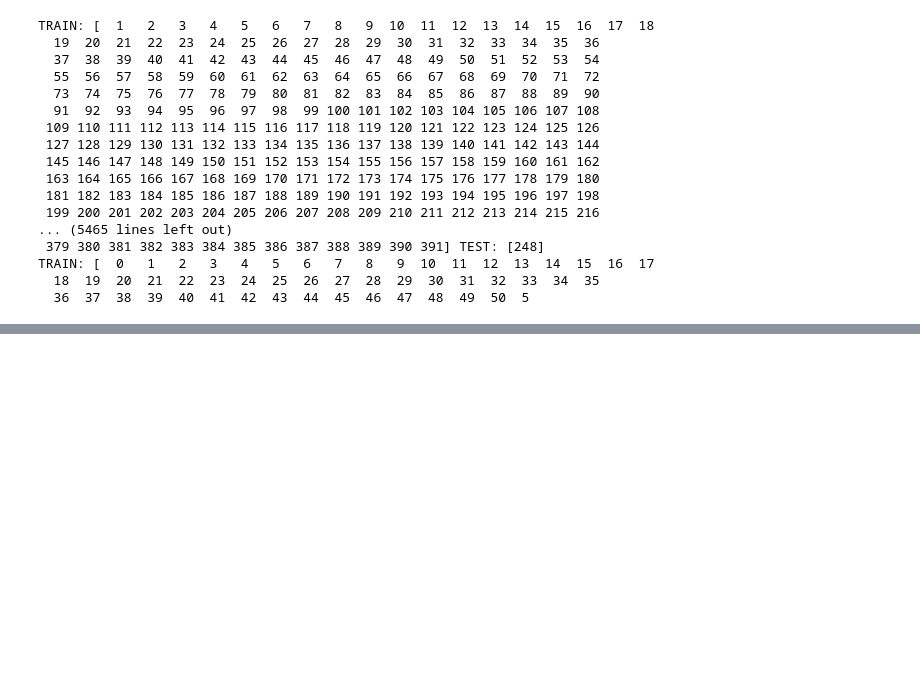
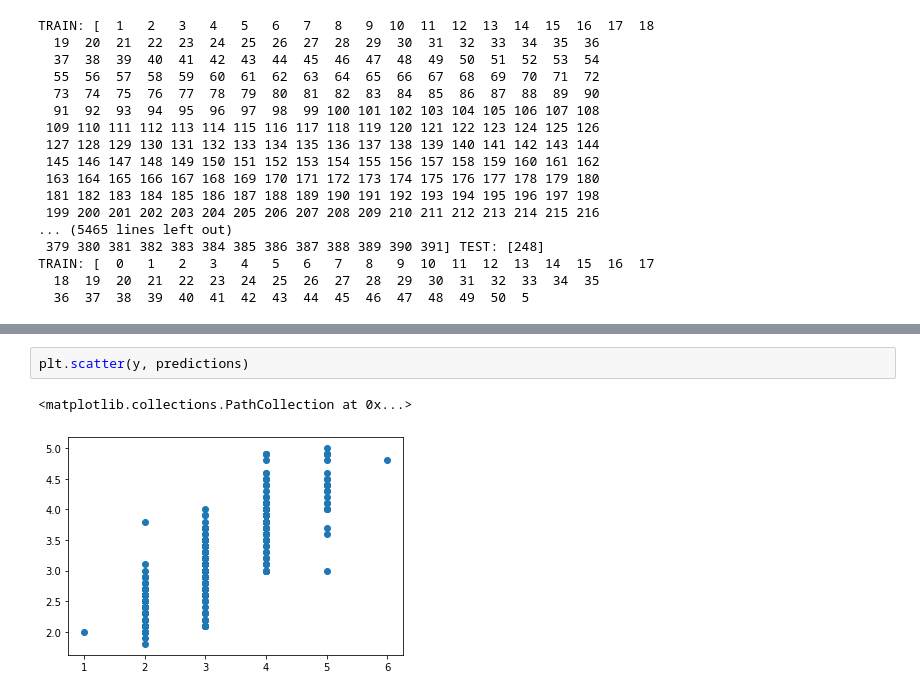
Before and after one commit to DogeFL/machineLearningAssignment1, a Jupyter notebook: mini_project1_algorithm1.ipynb, the cells around one changed output, grey strips where cells are left out. Drawn from its saved outputs; the diff is of its cells as text; blank space fills up the shorter version.

```diff
--- a/mini_project1_algorithm1.ipynb
+++ b/mini_project1_algorithm1.ipynb
@@ -450,0 +477,5 @@ ValueError: Found input variables with inconsistent numbers of samples: [392, 10
+# %%
+plt.scatter(y, predictions)
+# %% [output]
+<matplotlib.collections.PathCollection at 0x...>
+[figure, added]
```
Also changed, not shown: parts of 12 cells of this notebook.
